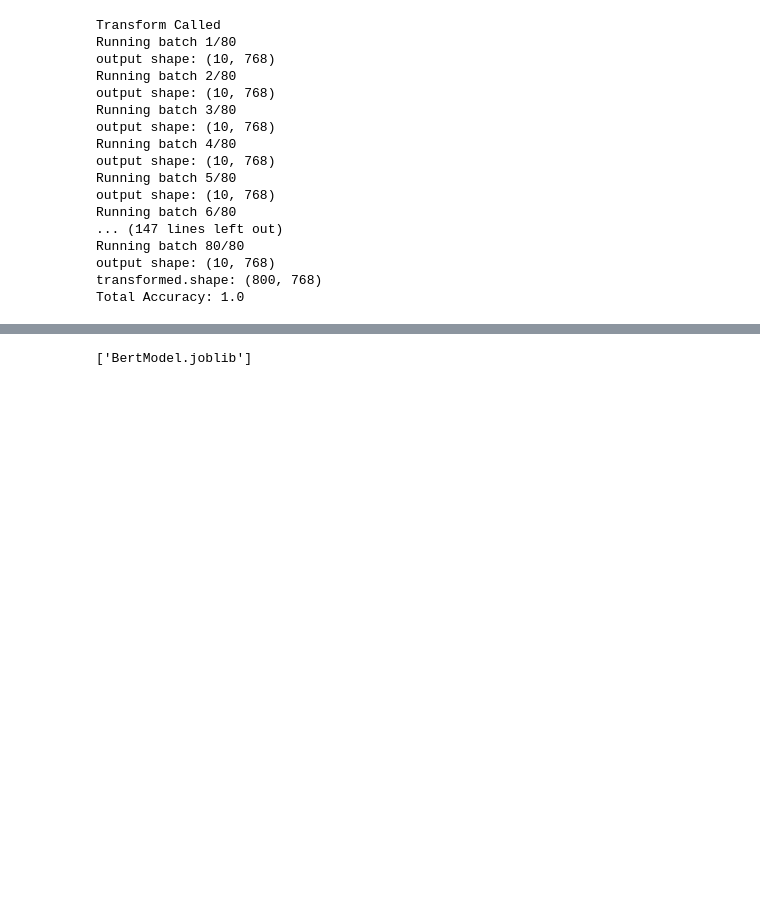
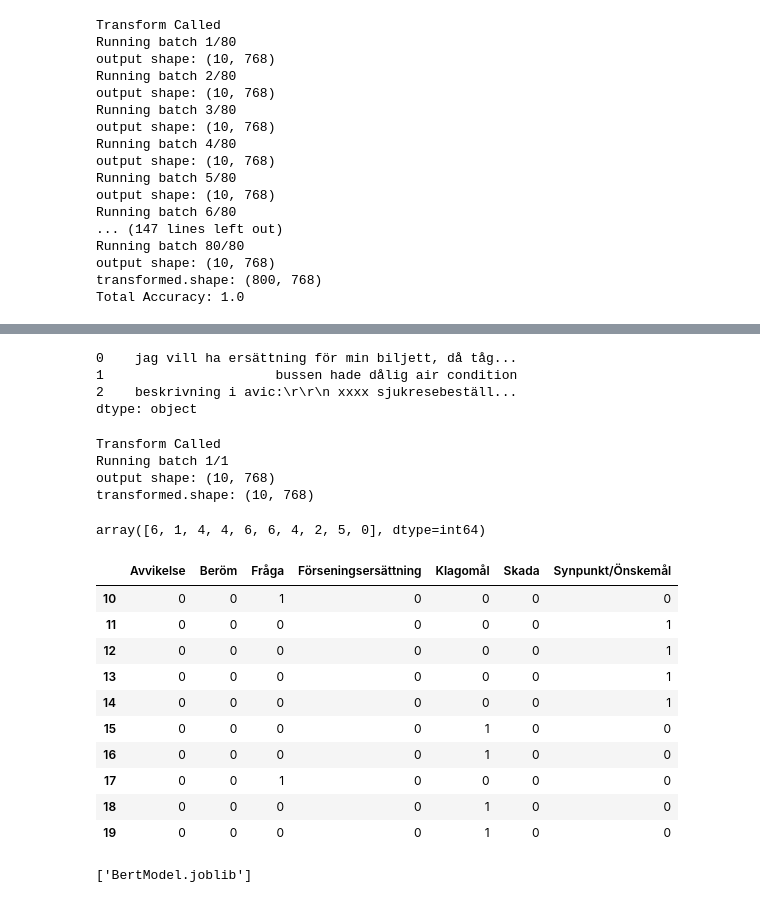
Before and after one commit to cerionXLII/NLP_BERT, a Jupyter notebook: src/Bert.ipynb, the cells around one changed output, grey strips where cells are left out. Saved outputs shown, nothing was run; the diff lists cells and outputs as text; code cells hidden in the pictures; blank space fills up the shorter version.

```diff
--- a/src/Bert.ipynb
+++ b/src/Bert.ipynb
@@ -650,3 +679,32 @@ array([[0, 0, 0, 0, 1],
+# %%
+inputs
+# %% [output]
+0    jag vill ha ersättning för min biljett, då tåg...
+1                      bussen hade dålig air condition
+2    beskrivning i avic:\r\r\n xxxx sjukresebeställ...
+dtype: object
+# %%
+PredictClasses(pipeline, X[10:20])
+# %% [output]
+Transform Called
+Running batch 1/1
+output shape: (10, 768)
+transformed.shape: (10, 768)
+array([6, 1, 4, 4, 6, 6, 4, 2, 5, 0], dtype=int64)
+# %%
+Y[10:20]
+# %% [output]
+|  | Avvikelse | Beröm | Fråga | Förseningsersättning | Klagomål | Skada | Synpunkt/Önskemål |
+| 10 | 0 | 0 | 1 | 0 | 0 | 0 | 0 |
+| 11 | 0 | 0 | 0 | 0 | 0 | 0 | 1 |
+| 12 | 0 | 0 | 0 | 0 | 0 | 0 | 1 |
+| 13 | 0 | 0 | 0 | 0 | 0 | 0 | 1 |
+| 14 | 0 | 0 | 0 | 0 | 0 | 0 | 1 |
+| 15 | 0 | 0 | 0 | 0 | 1 | 0 | 0 |
+| 16 | 0 | 0 | 0 | 0 | 1 | 0 | 0 |
+| 17 | 0 | 0 | 1 | 0 | 0 | 0 | 0 |
+| 18 | 0 | 0 | 0 | 0 | 1 | 0 | 0 |
+| 19 | 0 | 0 | 0 | 0 | 1 | 0 | 0 |
 # %%
 #Save, Load model
 # %%
```
Also changed, not shown: parts of 19 cells of this notebook.
